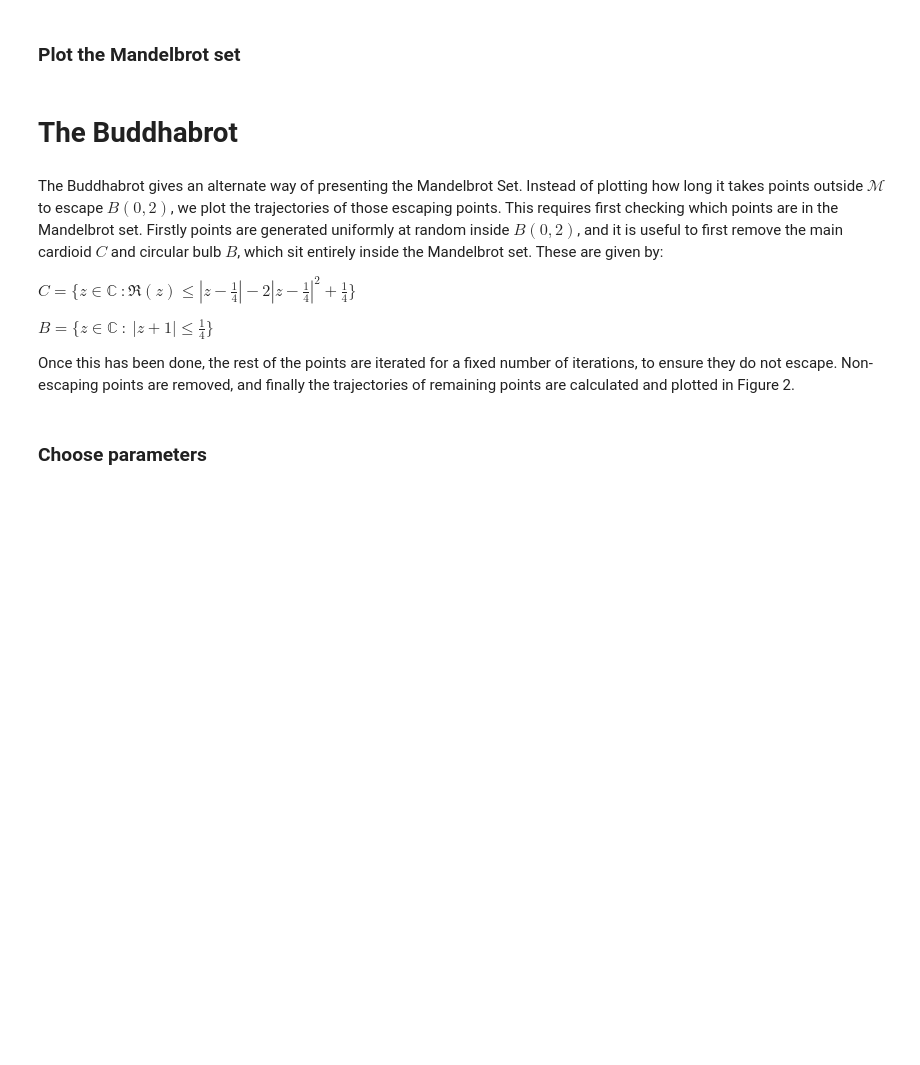
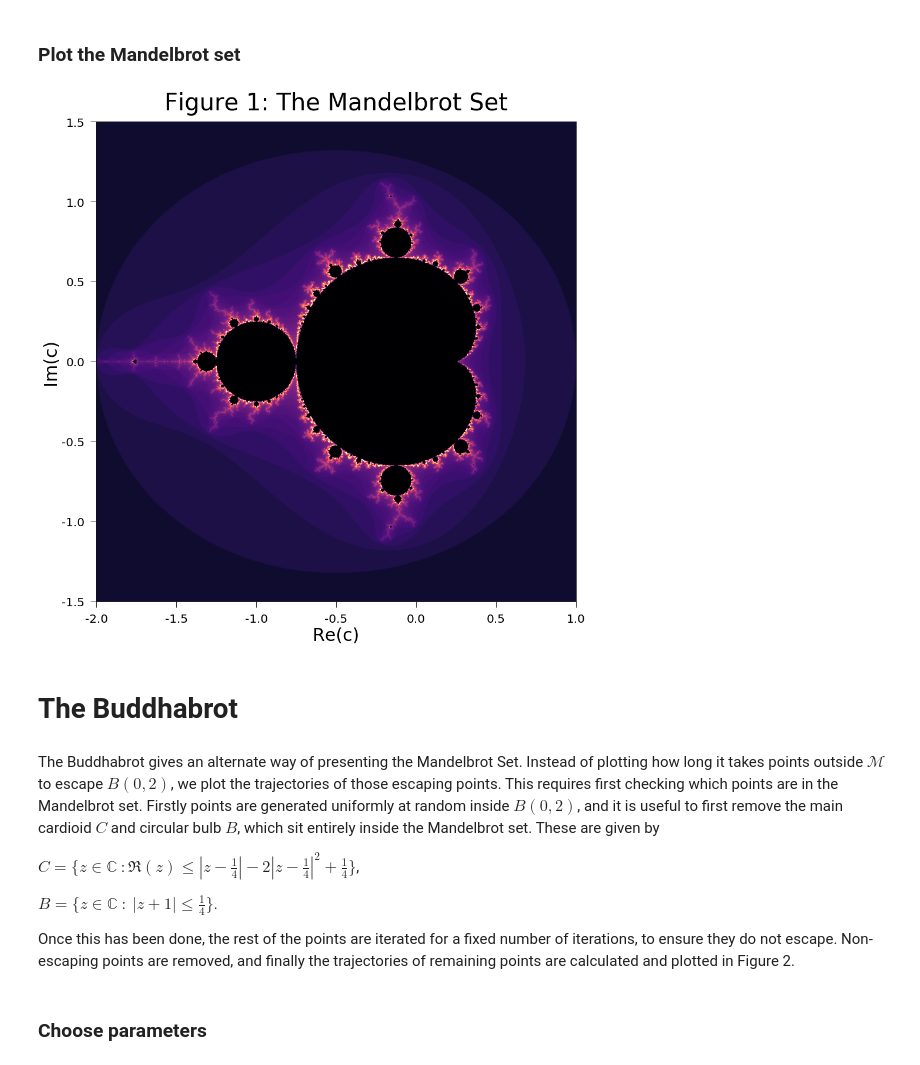
Before and after one commit to WGUNDERWOOD/mandelbrot-buddhabrot, a Jupyter notebook: mandelbrot.ipynb, the cells around one changed output. Drawn from its saved outputs; the diff is of its cells as text; code cells hidden in the pictures; blank space fills up the shorter version.

Commit message:
rendered images

```diff
--- a/mandelbrot.ipynb
+++ b/mandelbrot.ipynb
@@ -26,7 +26,7 @@ warnings.filterwarnings("ignore")
 ### Choose parameters
 # %%
 # The total number of complex numbers considered (number of pixels) is n x n
-n = 5000
+n = 1000
 
 # The maximum number of iterations in testing escape
 maxiter = 500
@@ -50,22 +50,25 @@ for k in range(maxiter):
 # %%
 fig = plt.figure(figsize=(size,size))
 plt.imshow(T**0.5,cmap='magma',interpolation='gaussian',aspect='equal',vmax=0.5*maxiter**0.5)
 plt.xlabel('Re(c)',fontsize=30)
 plt.ylabel('Im(c)',fontsize=30)
 plt.xticks([i*n/6-0.5 for i in range(7)],[i for i in np.arange(-2,1.5,0.5)],fontsize=20)
 plt.yticks([i*n/6-0.5 for i in range(7)],[i for i in np.arange(1.5,-2,-0.5)],fontsize=20)
 plt.tick_params(pad=10,length=10)
 plt.title('Figure 1: The Mandelbrot Set',fontsize=40,pad=20)
+fig.patch.set_facecolor('white')
 fig.show()
+# %% [output]
+[figure, added]
 # %% [markdown]
 # The Buddhabrot
 # %% [markdown]
 The Buddhabrot gives an alternate way of presenting the Mandelbrot Set.
-Instead of plotting how long it takes points outside $\mathcal{M}$ to escape $B(0,2)$, we plot the trajectories of those escaping points. This requires first checking which points are in the Mandelbrot set. Firstly points are generated uniformly at random inside $B(0,2)$, and it is useful to first remove the main cardioid $C$ and circular bulb $B$, which sit entirely inside the Mandelbrot set. These are given by:
+Instead of plotting how long it takes points outside $\mathcal{M}$ to escape $B(0,2)$, we plot the trajectories of those escaping points. This requires first checking which points are in the Mandelbrot set. Firstly points are generated uniformly at random inside $B(0,2)$, and it is useful to first remove the main cardioid $C$ and circular bulb $B$, which sit entirely inside the Mandelbrot set. These are given by
 
-$C = \big\{ z \in \mathbb{C} \ : \Re(z) \leq |z-\frac{1}{4}| - 2 |z-\frac{1}{4}|^2 + \frac{1}{4}  \big\}$
+$C = \big\{ z \in \mathbb{C} \ : \Re(z) \leq |z-\frac{1}{4}| - 2 |z-\frac{1}{4}|^2 + \frac{1}{4}  \big\}$,
 
-$B = \big\{ z \in \mathbb{C} \ : \ |z+1| \leq \frac{1}{4}\big\}$
+$B = \big\{ z \in \mathbb{C} \ : \ |z+1| \leq \frac{1}{4}\big\}$.
 
 Once this has been done, the rest of the points are iterated for a fixed number of iterations, to ensure they do not escape. Non-escaping points are removed, and finally the trajectories of remaining points are calculated and plotted in Figure 2.
 # %% [markdown]
```
Also changed, not shown: parts of 3 cells of this notebook, 1 other file.
